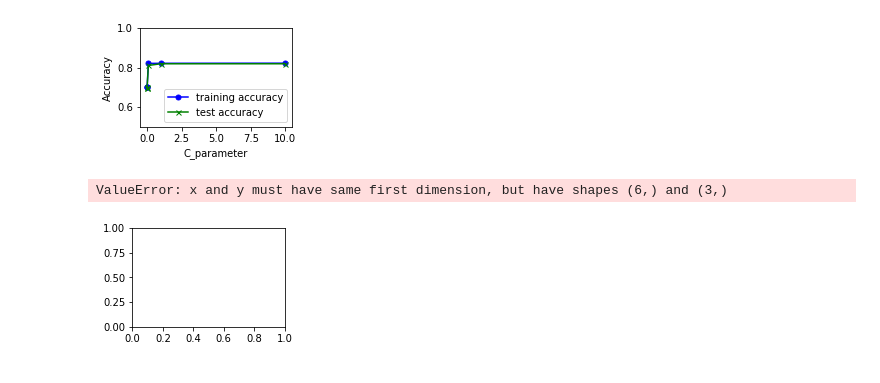
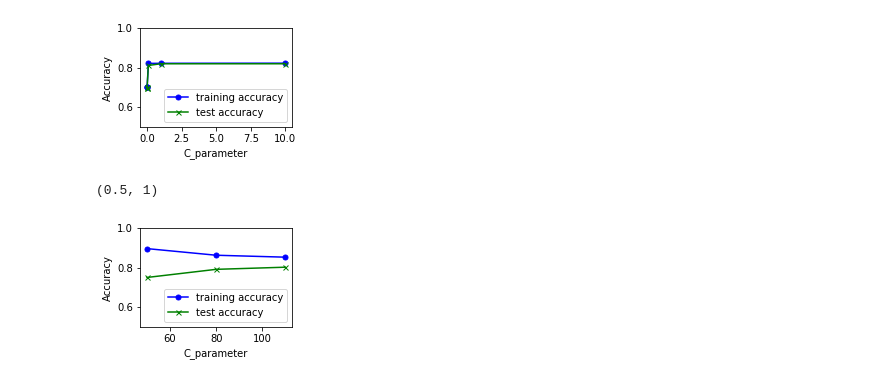
Before and after one commit to nov012017/Code, a Jupyter notebook: 2019/Algorithms/Logistic Regression/LogisticRegression_ActualCode.ipynb, the cells around one changed output. Drawn from its saved outputs; the diff is of its cells as text; code cells hidden in the pictures.

```diff
--- a/2019/Algorithms/Logistic Regression/LogisticRegression_ActualCode.ipynb
+++ b/2019/Algorithms/Logistic Regression/LogisticRegression_ActualCode.ipynb
@@ -29,12 +29,12 @@ from sklearn.metrics import roc_auc_score, mean_squared_error
 # %%
 import os
 # Office
-os.chdir('C:\\Users\\Administrator\\Desktop\\Data\\Loan Prediction')
-data = pd.read_csv('LoanTrain.csv')
+#os.chdir('C:\\Users\\Administrator\\Desktop\\Data\\Loan Prediction')
+#data = pd.read_csv('LoanTrain.csv')
 
 # Personal
-#os.chdir('C:\\Users\\prudi\\Desktop\\Data Sets\\Loan Prediction')
-#data = pd.read_csv('Loan Prediction Train.csv')
+os.chdir('C:\\Users\\prudi\\Desktop\\Data Sets\\Loan Prediction')
+data = pd.read_csv('Loan Prediction Train.csv')
 # %%
 from sklearn.base import BaseEstimator, TransformerMixin
 import pickle
@@ -60,12 +60,12 @@ class PreProcessing(BaseEstimator, TransformerMixin):
         df['LoanAmount'] = df['LoanAmount'].fillna(self.amt_mean_)
 
         #loading a MINMAX Scaler from a file called minmax_pickle.pkl
-        MinMaxpickle_in = open("C:\\Users\\Administrator\\Desktop\\Data\\Loan Prediction\\minmax_pickle.pkl","rb")
+        MinMaxpickle_in = open("C:\\Users\\prudi\\Desktop\\Data Sets\\Loan Prediction\\minmax_pickle.pkl","rb")
         MinmaxScaler_dict = pickle.load(MinMaxpickle_in)
         df['ApplicantIncome']=pd.DataFrame(MinmaxScaler_dict['ApplicantIncome'].fit_transform(df[['ApplicantIncome']]))
 
         #loading a One Hot Encoder Scaler from a file called binarizer_pickle.pkl
-        Onehotpickle_in = open("C:\\Users\\Administrator\\Desktop\\Data\\Loan Prediction\\binarizer_pickle.pkl","rb")
+        Onehotpickle_in = open("C:\\Users\\prudi\\Desktop\\Data Sets\\Loan Prediction\\binarizer_pickle.pkl","rb")
         Onehot_dict = pickle.load(Onehotpickle_in)
         d1=pd.DataFrame(Onehot_dict['Self_Employed'].fit_transform(df[['Self_Employed']]))
         d2=pd.DataFrame(Onehot_dict['Married'].fit_transform(df[['Married']]))
@@ -77,7 +77,7 @@ class PreProcessing(BaseEstimator, TransformerMixin):
         df=pd.concat([df,d],axis=1)
 
         ## Loading a Label encoder scaler from a file called labelencoder_pickle
-        Labelencoderpickle_in = open("C:\\Users\\Administrator\\Desktop\\Data\\Loan Prediction\\labelencoder_pickle.pkl","rb")
+        Labelencoderpickle_in = open("C:\\Users\\prudi\\Desktop\\Data Sets\\Loan Prediction\\labelencoder_pickle.pkl","rb")
         Labelencoder_dict = pickle.load(Labelencoderpickle_in)
         df['Education']=pd.DataFrame(Labelencoder_dict['Education'].fit_transform(df[['Education']]))
         df['Property_Area']=pd.DataFrame(Labelencoder_dict['Property_Area'].fit_transform(df[['Property_Area']]))
@@ -201,20 +198,32 @@ plt.ylim([0.5,1])
 (0.5, 1)
 [figure]
 # %%
+train_sizes=[50, 80, 110]
 from sklearn.model_selection import learning_curve
 train_sizes, train_scores, valid_scores = learning_curve(LogReg, data_transformed_xtrain, y_train, train_sizes=[50, 80, 110], cv=5)
 train_sepal_mean = np.mean(train_scores,axis=1)
 train_sepal_std = np.std(train_scores,axis=1)
 test_sepal_mean = np.mean(valid_scores,axis=1)
 test_sepal_std = np.std(valid_scores,axis=1)
 
 plt.subplot(2,2,1)
-plt.plot(C_param_range
+plt.plot(train_sizes
             ,train_sepal_mean
             ,color='blue'
             ,marker='o'
             ,markersize=5
             ,label='training accuracy')
+plt.plot(train_sizes
+            ,test_sepal_mean
+            ,color='green'
+            ,marker='x'
+            ,markersize=5
+            ,label='test accuracy')
+
+plt.xlabel('C_parameter')
+plt.ylabel('Accuracy')
+plt.legend(loc='lower right')
+plt.ylim([0.5,1])
 # %% [output]
-ValueError: x and y must have same first dimension, but have shapes (6,) and (3,)
+(0.5, 1)
-[figure, old version]
+[figure, new version]
```
Also changed, not shown: parts of 6 cells of this notebook, 1 other file.
